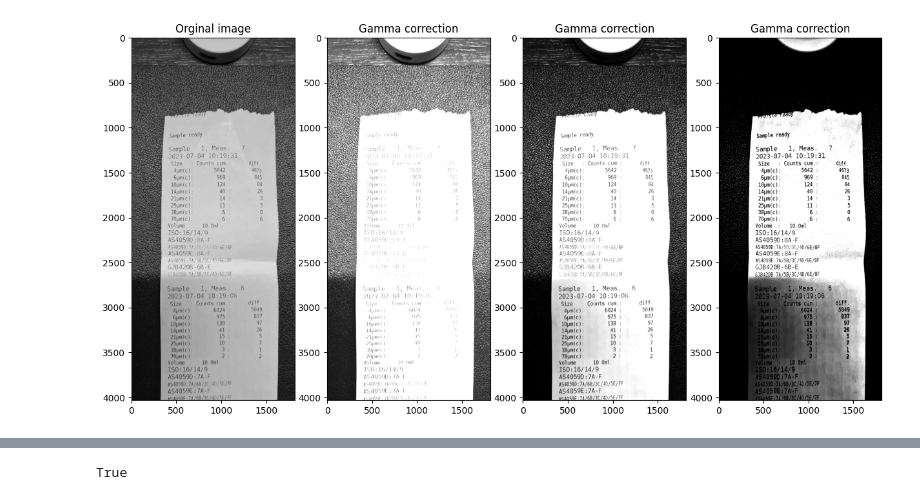
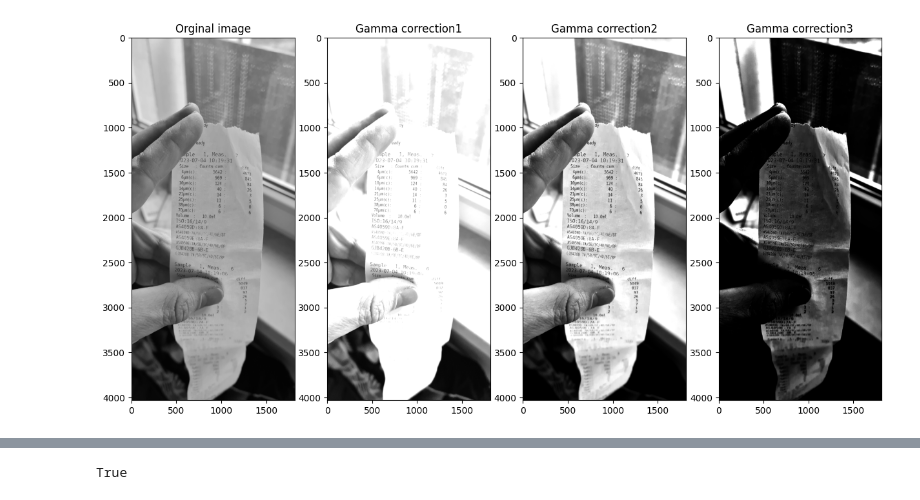
Before and after one commit to LukasZlocki/image_processing_labassistant, a Jupyter notebook: lab_assistant.ipynb, the cells around one changed output, grey strips where cells are left out. Saved outputs shown, nothing was run; the diff lists cells and outputs as text; code cells hidden in the pictures.

```diff
--- a/lab_assistant.ipynb
+++ b/lab_assistant.ipynb
@@ -6,6 +6,9 @@ import matplotlib.pyplot as plt
 
 from skimage import data, filters
 from scipy import fftpack
+# %%
+# loading samples
+img1 = cv2.imread('s01_light_daylight1.jpg')
 # %%
 # Image scaling
 
@@ -129,9 +147,6 @@ def median_filter(img, window):
     """
     median_filtrated_img = cv2.medianBlur(img, window)
     return median_filtrated_img
-# %%
-# loading samples
-img1 = cv2.imread('sample1.jpg')
 # %%
 # This is place to perform image processing
 
@@ -145,11 +160,11 @@ img1_gamma3 = image_gamma_correction(img1_gray, 15, 10)
 # %%
 # Show filtered images
 plt.figure(figsize=(15, 10))
 plt.subplot(1, 4, 1), plt.imshow(img1_gray, cmap='gray'), plt.title('Orginal image')
-plt.subplot(1, 4, 2), plt.imshow(img1_gamma1, cmap='gray'), plt.title('Gamma correction')
-plt.subplot(1, 4, 3), plt.imshow(img1_gamma2, cmap='gray'), plt.title('Gamma correction')
-plt.subplot(1, 4, 4), plt.imshow(img1_gamma3, cmap='gray'), plt.title('Gamma correction')
+plt.subplot(1, 4, 2), plt.imshow(img1_gamma1, cmap='gray'), plt.title('Gamma correction1')
+plt.subplot(1, 4, 3), plt.imshow(img1_gamma2, cmap='gray'), plt.title('Gamma correction2')
+plt.subplot(1, 4, 4), plt.imshow(img1_gamma3, cmap='gray'), plt.title('Gamma correction3')
 
 plt.show()
 # %% [output]
-[figure, old version]
+[figure, new version]
```
Also changed, not shown: parts of 12 cells of this notebook.
